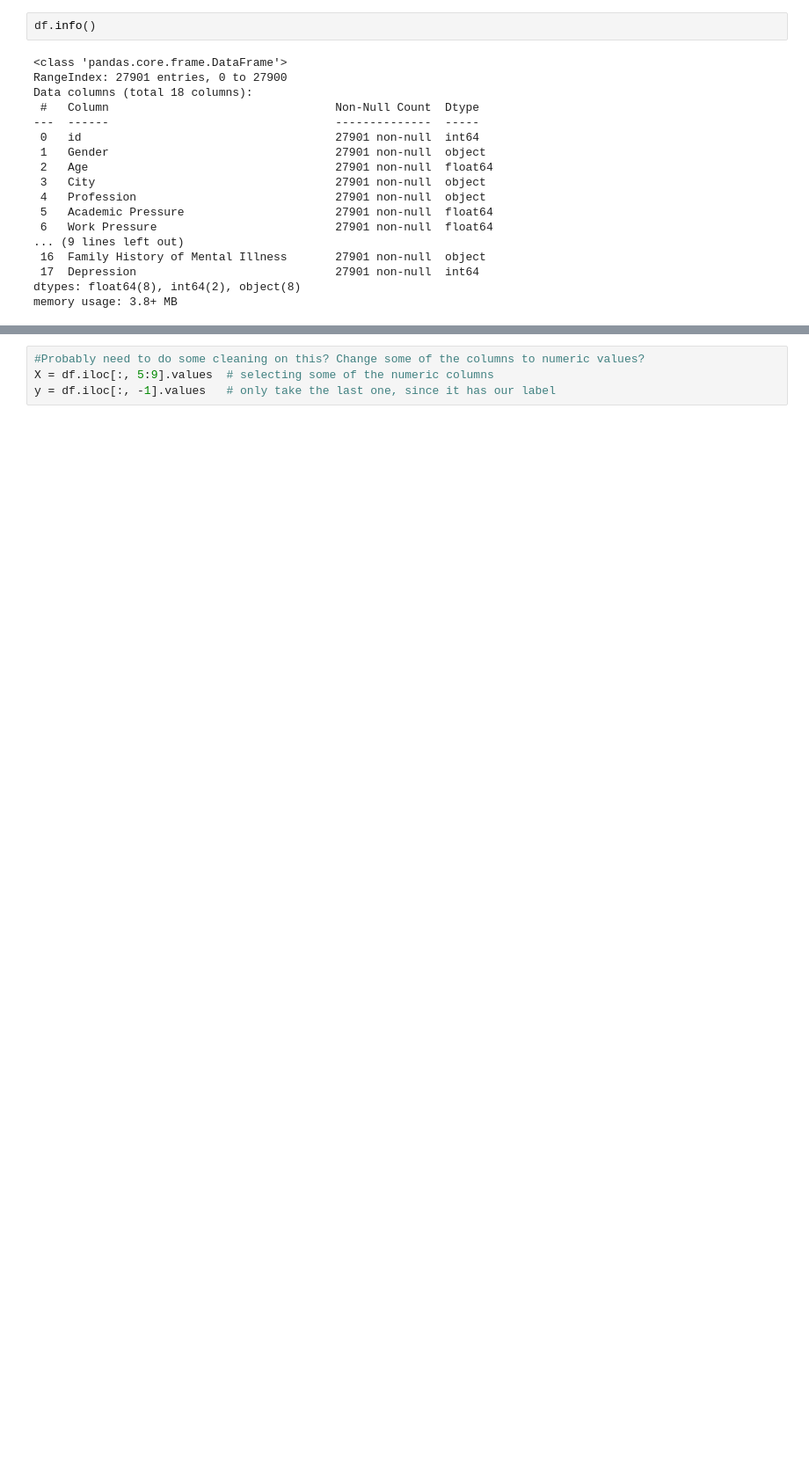
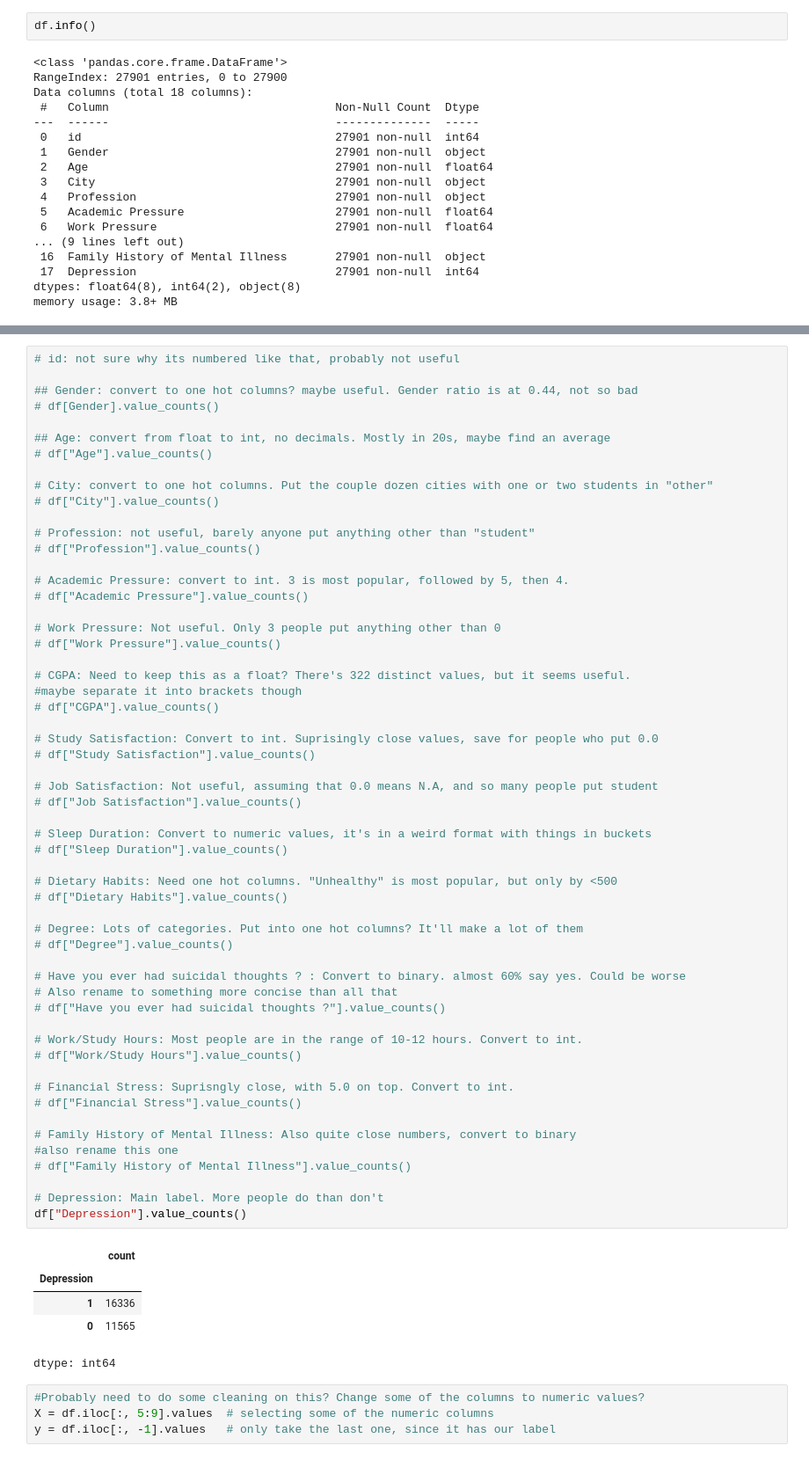
Before and after one commit to paranjaa/ece1508-student-depression-project, a Jupyter notebook: ECE1508_Project.ipynb, the cells around one changed output, grey strips where cells are left out. Shown at 88% size. Saved outputs shown, nothing was run; the diff lists cells and outputs as text; blank space fills up the shorter version.

Commit message:
Looked over each column in there, took some notes. Will try and clean things up next

```diff
--- a/ECE1508_Project.ipynb
+++ b/ECE1508_Project.ipynb
@@ -79,3 +56,65 @@ memory usage: 3.8+ MB
+# %%
+# id: not sure why its numbered like that, probably not useful
+
+## Gender: convert to one hot columns? maybe useful. Gender ratio is at 0.44, not so bad
+# df[Gender].value_counts()
+
+## Age: convert from float to int, no decimals. Mostly in 20s, maybe find an average
+# df["Age"].value_counts()
+
+# City: convert to one hot columns. Put the couple dozen cities with one or two students in "other"
+# df["City"].value_counts()
+
+# Profession: not useful, barely anyone put anything other than "student"
+# df["Profession"].value_counts()
+
+# Academic Pressure: convert to int. 3 is most popular, followed by 5, then 4.
+# df["Academic Pressure"].value_counts()
+
+# Work Pressure: Not useful. Only 3 people put anything other than 0
+# df["Work Pressure"].value_counts()
+
+# CGPA: Need to keep this as a float? There's 322 distinct values, but it seems useful.
+#maybe separate it into brackets though
+# df["CGPA"].value_counts()
+
+# Study Satisfaction: Convert to int. Suprisingly close values, save for people who put 0.0
+# df["Study Satisfaction"].value_counts()
+
+# Job Satisfaction: Not useful, assuming that 0.0 means N.A, and so many people put student
+# df["Job Satisfaction"].value_counts()
+
+# Sleep Duration: Convert to numeric values, it's in a weird format with things in buckets
+# df["Sleep Duration"].value_counts()
+
+# Dietary Habits: Need one hot columns. "Unhealthy" is most popular, but only by <500
+# df["Dietary Habits"].value_counts()
+
+# Degree: Lots of categories. Put into one hot columns? It'll make a lot of them
+# df["Degree"].value_counts()
+
+# Have you ever had suicidal thoughts ? : Convert to binary. almost 60% say yes. Could be worse
+# Also rename to something more concise than all that
+# df["Have you ever had suicidal thoughts ?"].value_counts()
+
+# Work/Study Hours: Most people are in the range of 10-12 hours. Convert to int.
+# df["Work/Study Hours"].value_counts()
+
+# Financial Stress: Suprisngly close, with 5.0 on top. Convert to int.
+# df["Financial Stress"].value_counts()
+
+# Family History of Mental Illness: Also quite close numbers, convert to binary
+#also rename this one
+# df["Family History of Mental Illness"].value_counts()
+
+# Depression: Main label. More people do than don't
+df["Depression"].value_counts()
+# %% [output]
+|  | count |
+| Depression |  |
+| 1 | 16336 |
+| 0 | 11565 |
+dtype: int64
 # %%
 #Probably need to do some cleaning on this? Change some of the columns to numeric values?
 X = df.iloc[:, 5:9].values  # selecting some of the numeric columns
```
Also changed, not shown: parts of 14 cells of this notebook.
